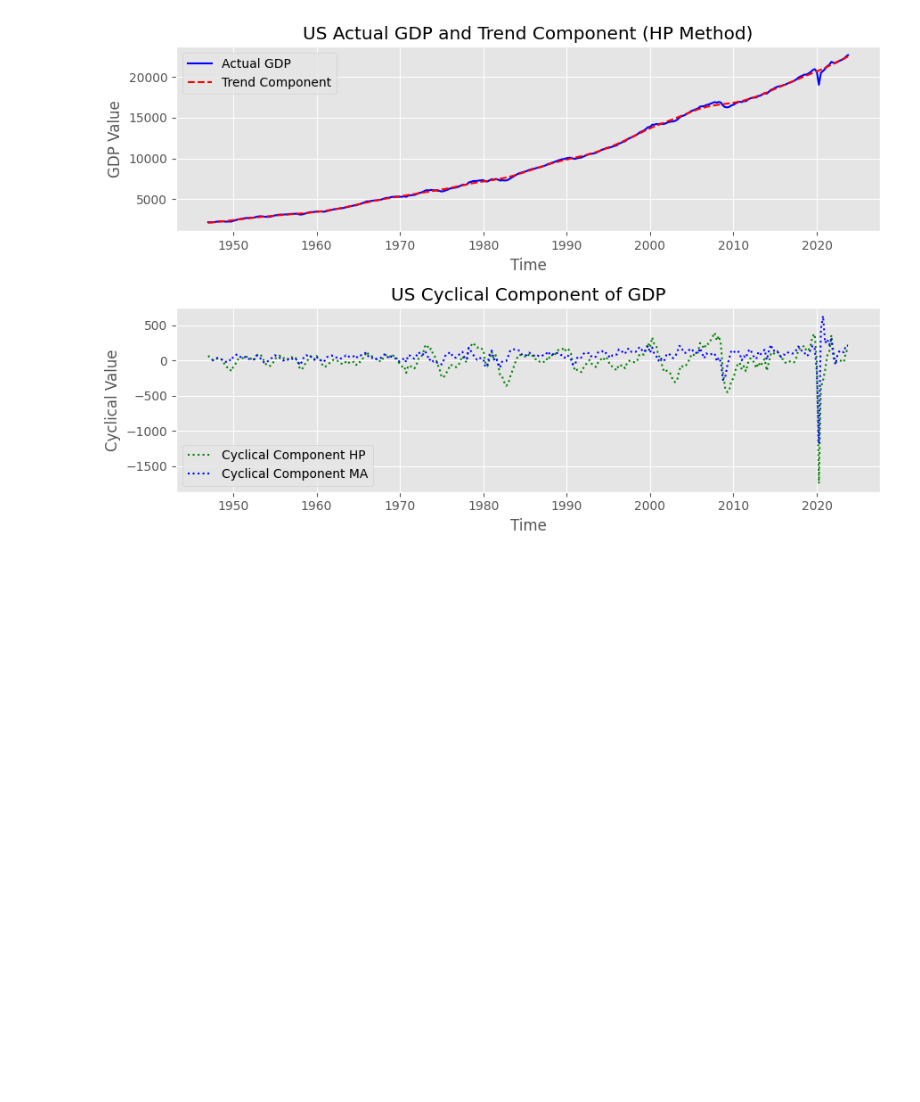
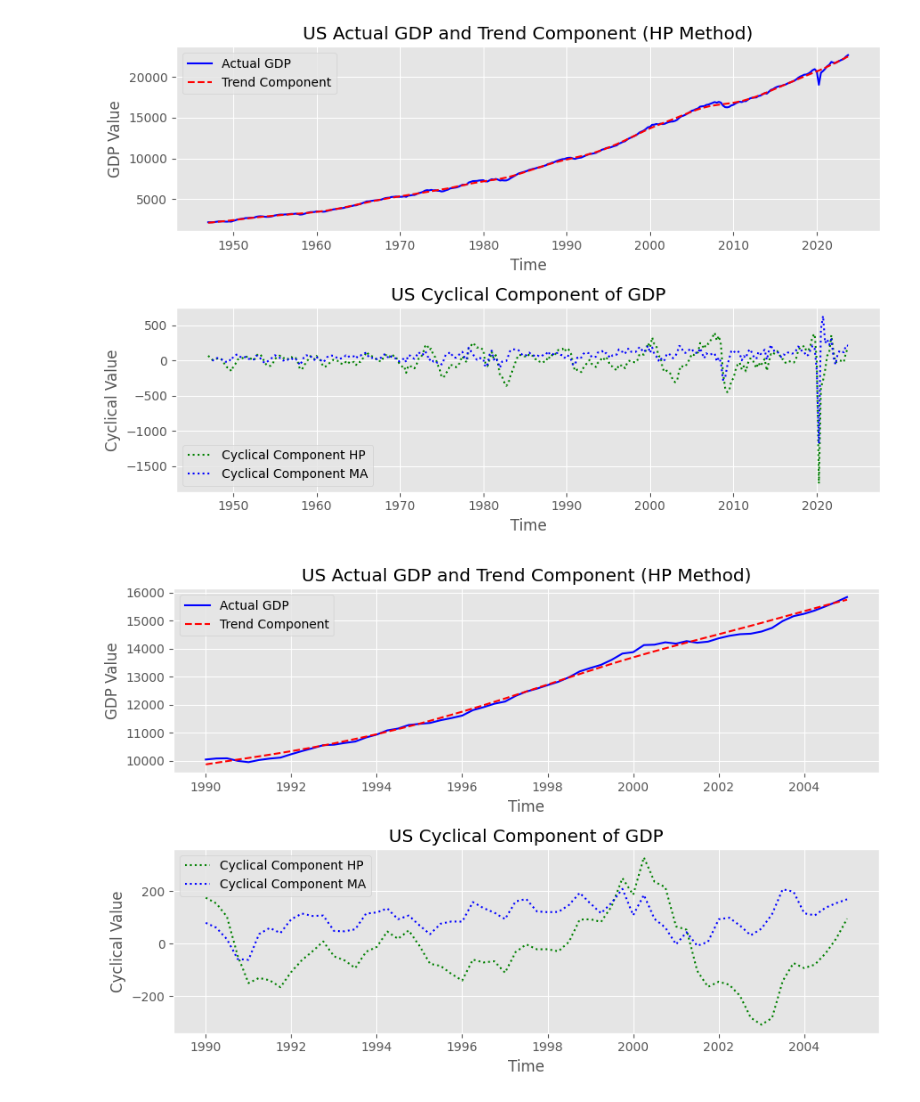
Before and after one commit to dcuoliveira/MacroQuantDrafts, a Jupyter notebook: src/output_gap.ipynb, the cells around one changed output. Drawn from its saved outputs; the diff is of its cells as text; code cells hidden in the pictures; blank space fills up the shorter version.

```diff
--- a/src/output_gap.ipynb
+++ b/src/output_gap.ipynb
@@ -34,7 +34,7 @@ where $Y$ is the output, $A$ is total factor productivity, $K$ is capital, $L$ i
 
 $\textbf{Macroeconomic Models:}$ These models often use a system of equations that represent different aspects of the economy, such as IS-LM models or DSGE models. The output gap is then derived as part of the model solution.
 # %%
-us_gdp_level = pd.read_csv(os.path.join(data_path, 'US_GDP.csv'), index_col='DATE', parse_dates=True)
+us_gdp_level = pd.read_csv(os.path.join(data_path, 'GDPC1.csv'), index_col='DATE', parse_dates=True)
 # %%
 # apply HP filter (lambda=1600 for quarterly data)
 us_gdp_cycle_hp, us_gdp_trend_hp = hpfilter(us_gdp_level, lamb=1600)
@@ -66,3 +66,27 @@ plt.tight_layout()
 plt.show()
 # %% [output]
 [figure]
+# %%
+# Plotting the GDP data with its trend and a separate plot for the cyclical component
+fig, axes = plt.subplots(nrows=2, ncols=1, figsize=(9, 6))
+
+# Plotting the actual GDP and its trend component
+axes[0].plot(us_gdp_level.loc["1990-01-01":"2005-01-01"], label='Actual GDP', color='blue')
+axes[0].plot(us_gdp_trend_hp.loc["1990-01-01":"2005-01-01"], label='Trend Component', color='red', linestyle='--')
+axes[0].set_title('US Actual GDP and Trend Component (HP Method)')
+axes[0].set_xlabel('Time')
+axes[0].set_ylabel('GDP Value')
+axes[0].legend()
+
+# Plotting the cyclical component
+axes[1].plot(us_gdp_cycle_hp.loc["1990-01-01":"2005-01-01"], label='Cyclical Component HP', color='green', linestyle=':')
+axes[1].plot(us_gdp_cycle_ma.loc["1990-01-01":"2005-01-01"], label='Cyclical Component MA', color='blue', linestyle=':')
+axes[1].set_title('US Cyclical Component of GDP')
+axes[1].set_xlabel('Time')
+axes[1].set_ylabel('Cyclical Value')
+axes[1].legend()
+
+plt.tight_layout()
+plt.show()
+# %% [output]
+[figure, added]
```
Also changed, not shown: 4 other files.
